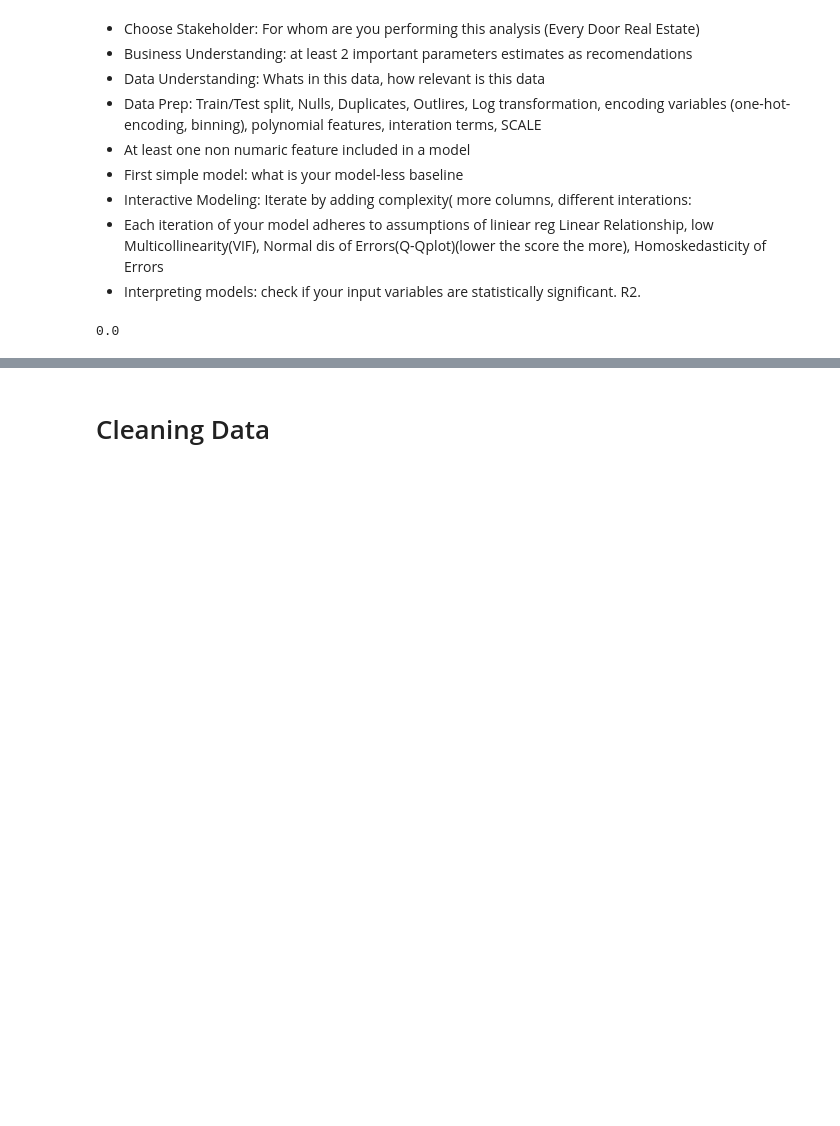
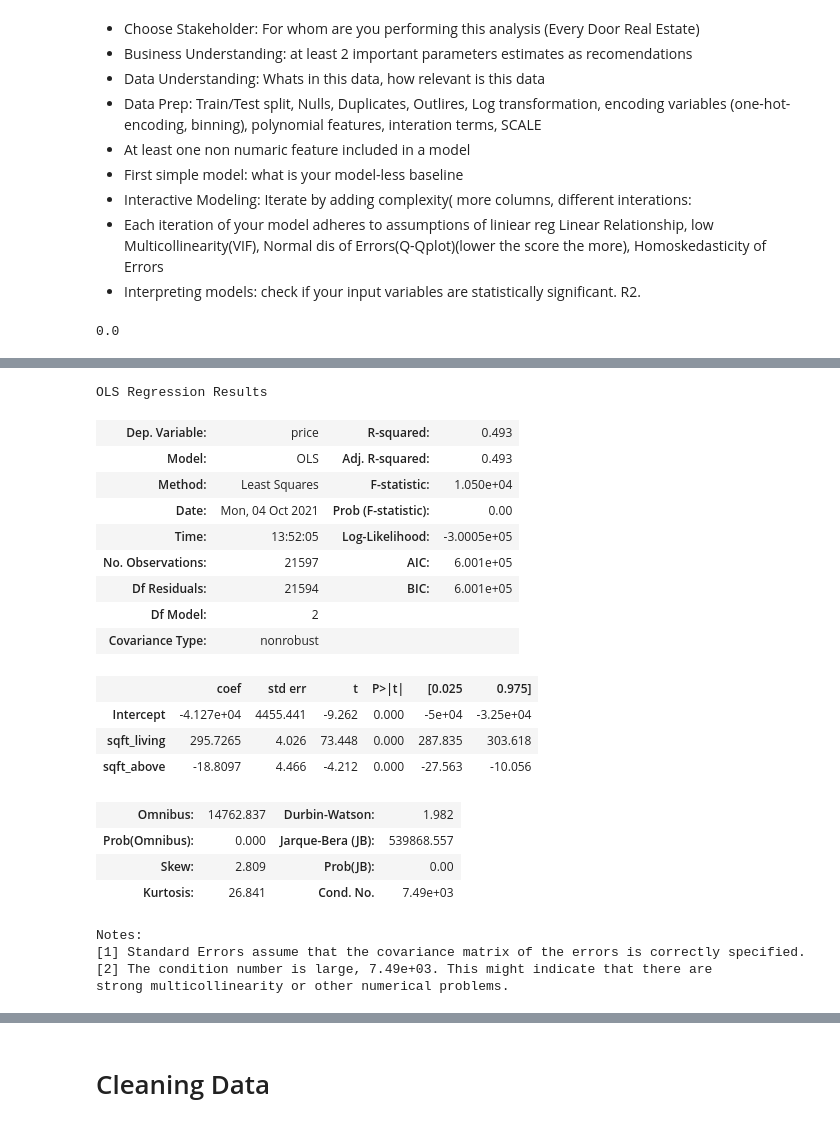
Before and after one commit to 281clo/King_County_House_Data_Analysis, a Jupyter notebook: Project.ipynb, the cells around one changed output, grey strips where cells are left out. Saved outputs shown, nothing was run; the diff lists cells and outputs as text; code cells hidden in the pictures; blank space fills up the shorter version.

```diff
--- a/Project.ipynb
+++ b/Project.ipynb
@@ -37,0 +109,27 @@ dummy_regr.score(X_train, y_train)
+# %%
+f = 'price ~ sqft_living+sqft_above'
+model = ols(formula=f, data=df).fit()
+model.summary()
+# %% [output]
+OLS Regression Results
+| Dep. Variable: | price | R-squared: | 0.493 |
+| Model: | OLS | Adj. R-squared: | 0.493 |
+| Method: | Least Squares | F-statistic: | 1.050e+04 |
+| Date: | Mon, 04 Oct 2021 | Prob (F-statistic): | 0.00 |
+| Time: | 13:52:05 | Log-Likelihood: | -3.0005e+05 |
+| No. Observations: | 21597 | AIC: | 6.001e+05 |
+| Df Residuals: | 21594 | BIC: | 6.001e+05 |
+| Df Model: | 2 |  |  |
+| Covariance Type: | nonrobust |  |  |
+|  | coef | std err | t | P>|t| | [0.025 | 0.975] |
+| Intercept | -4.127e+04 | 4455.441 | -9.262 | 0.000 | -5e+04 | -3.25e+04 |
+| sqft_living | 295.7265 | 4.026 | 73.448 | 0.000 | 287.835 | 303.618 |
+| sqft_above | -18.8097 | 4.466 | -4.212 | 0.000 | -27.563 | -10.056 |
+| Omnibus: | 14762.837 | Durbin-Watson: | 1.982 |
+| Prob(Omnibus): | 0.000 | Jarque-Bera (JB): | 539868.557 |
+| Skew: | 2.809 | Prob(JB): | 0.00 |
+| Kurtosis: | 26.841 | Cond. No. | 7.49e+03 |
+Notes:
+[1] Standard Errors assume that the covariance matrix of the errors is correctly specified.
+[2] The condition number is large, 7.49e+03. This might indicate that there are
+strong multicollinearity or other numerical problems.
```
Also changed, not shown: parts of 9 cells of this notebook.
